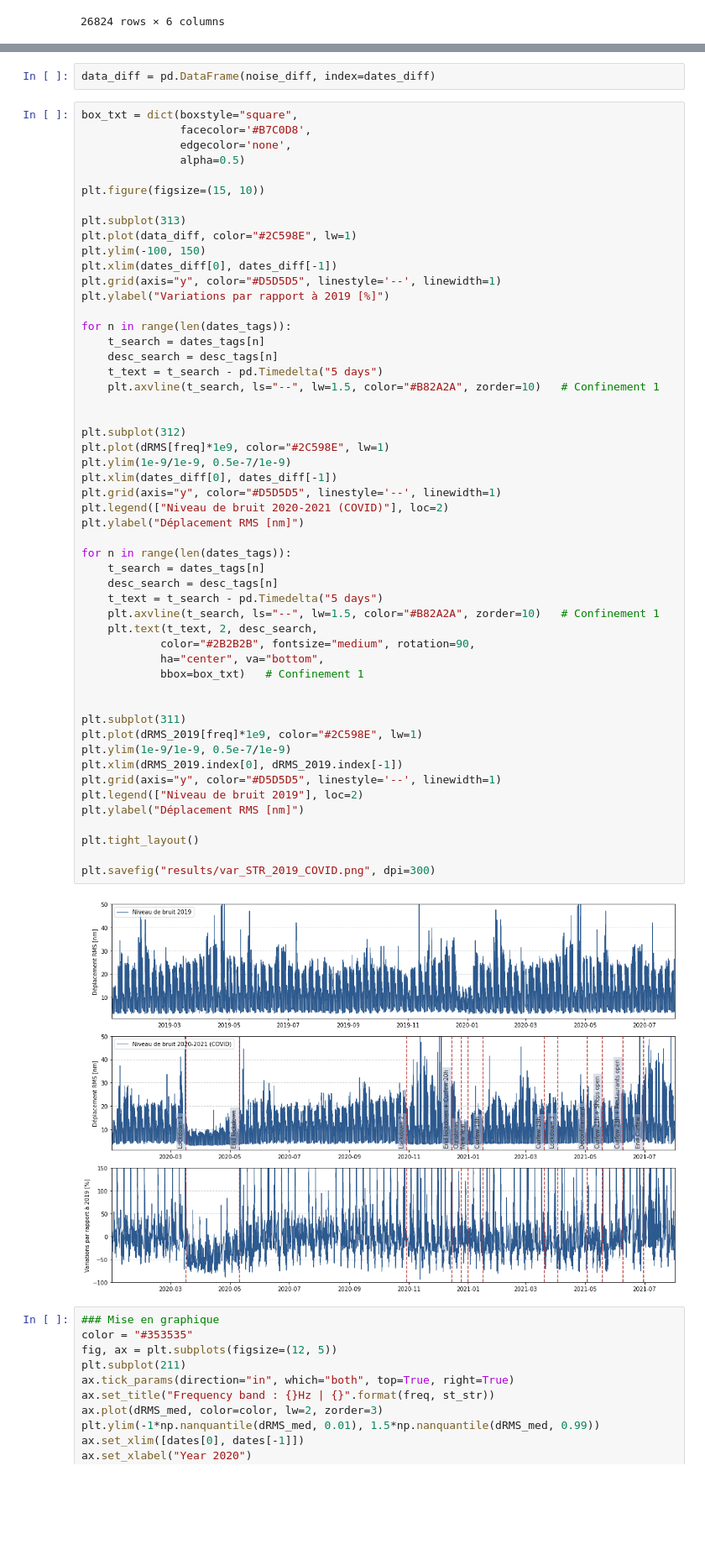
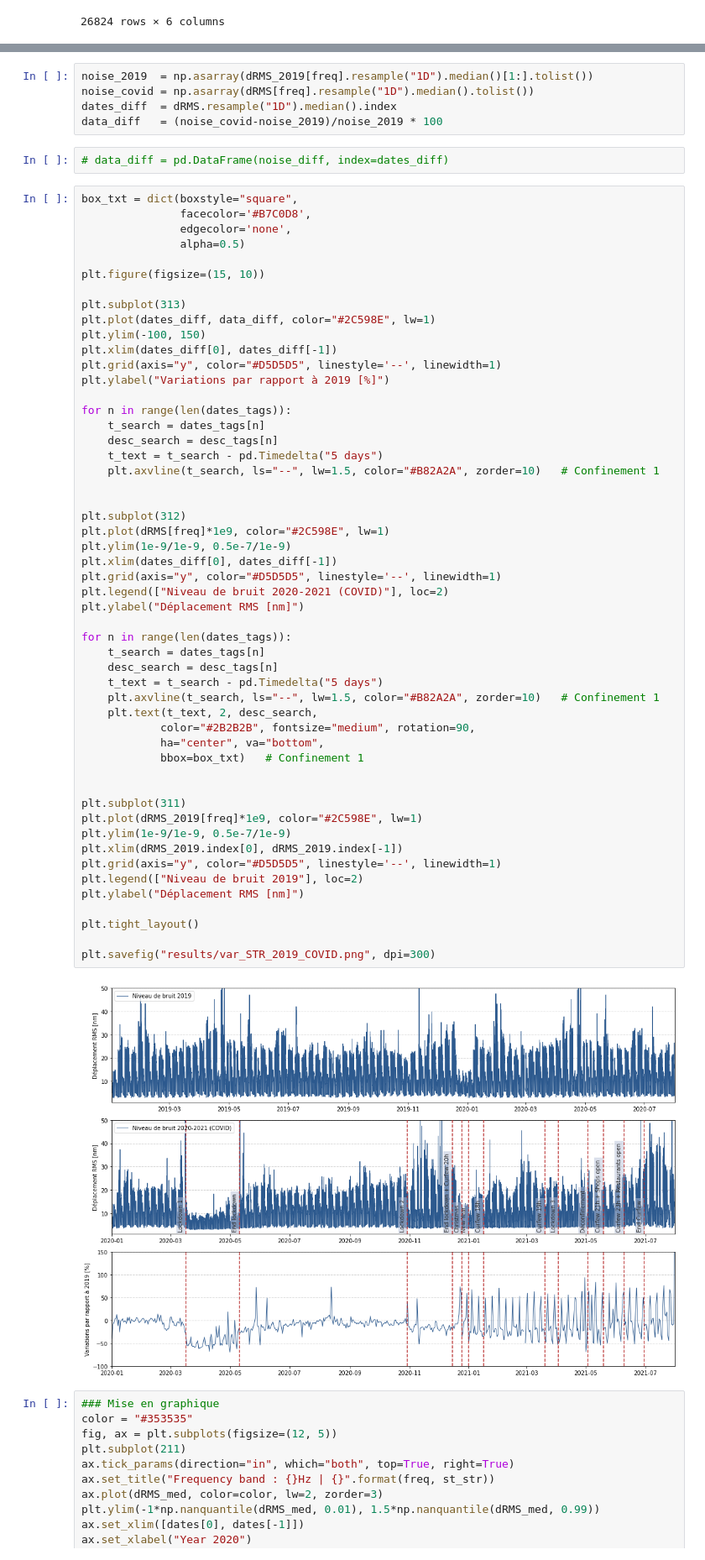
Before and after one commit to FlavienMattern/seismic-noise, a Jupyter notebook: fr_noise_overview_diff2019.ipynb, the cells around one changed output, grey strips where cells are left out. Shown at 84% size. Drawn from its saved outputs; the diff is of its cells as text; blank space fills up the shorter version.

```diff
--- a/fr_noise_overview_diff2019.ipynb
+++ b/fr_noise_overview_diff2019.ipynb
@@ -215,5 +215,10 @@ for index, row in dRMS.iterrows():
+# %%
+noise_2019  = np.asarray(dRMS_2019[freq].resample("1D").median()[1:].tolist())
+noise_covid = np.asarray(dRMS[freq].resample("1D").median().tolist())
+dates_diff  = dRMS.resample("1D").median().index
+data_diff   = (noise_covid-noise_2019)/noise_2019 * 100
 # %%
-data_diff = pd.DataFrame(noise_diff, index=dates_diff)
+# data_diff = pd.DataFrame(noise_diff, index=dates_diff)
 # %%
 box_txt = dict(boxstyle="square",
                facecolor='#B7C0D8',
@@ -223,7 +228,7 @@ box_txt = dict(boxstyle="square",
 plt.figure(figsize=(15, 10))
 
 plt.subplot(313)
-plt.plot(data_diff, color="#2C598E", lw=1)
+plt.plot(dates_diff, data_diff, color="#2C598E", lw=1)
 plt.ylim(-100, 150)
 plt.xlim(dates_diff[0], dates_diff[-1])
 plt.grid(axis="y", color="#D5D5D5", linestyle='--', linewidth=1)
@@ -240,34 +245,34 @@ plt.subplot(312)
 plt.plot(dRMS[freq]*1e9, color="#2C598E", lw=1)
 plt.ylim(1e-9/1e-9, 0.5e-7/1e-9)
 plt.xlim(dates_diff[0], dates_diff[-1])
 plt.grid(axis="y", color="#D5D5D5", linestyle='--', linewidth=1)
 plt.legend(["Niveau de bruit 2020-2021 (COVID)"], loc=2)
 plt.ylabel("Déplacement RMS [nm]")
 
 for n in range(len(dates_tags)):
     t_search = dates_tags[n]
     desc_search = desc_tags[n]
     t_text = t_search - pd.Timedelta("5 days")
     plt.axvline(t_search, ls="--", lw=1.5, color="#B82A2A", zorder=10)   # Confinement 1
     plt.text(t_text, 2, desc_search,
             color="#2B2B2B", fontsize="medium", rotation=90,
             ha="center", va="bottom",
             bbox=box_txt)   # Confinement 1
 
 
 plt.subplot(311)
 plt.plot(dRMS_2019[freq]*1e9, color="#2C598E", lw=1)
 plt.ylim(1e-9/1e-9, 0.5e-7/1e-9)
 plt.xlim(dRMS_2019.index[0], dRMS_2019.index[-1])
 plt.grid(axis="y", color="#D5D5D5", linestyle='--', linewidth=1)
 plt.legend(["Niveau de bruit 2019"], loc=2)
 plt.ylabel("Déplacement RMS [nm]")
 
 plt.tight_layout()
 
 plt.savefig("results/var_STR_2019_COVID.png", dpi=300)
 # %% [output]
-[figure, old version]
+[figure, new version]
 # %%
 ### Mise en graphique
 color = "#353535"
```
Also changed, not shown: parts of 1 cell of this notebook.
